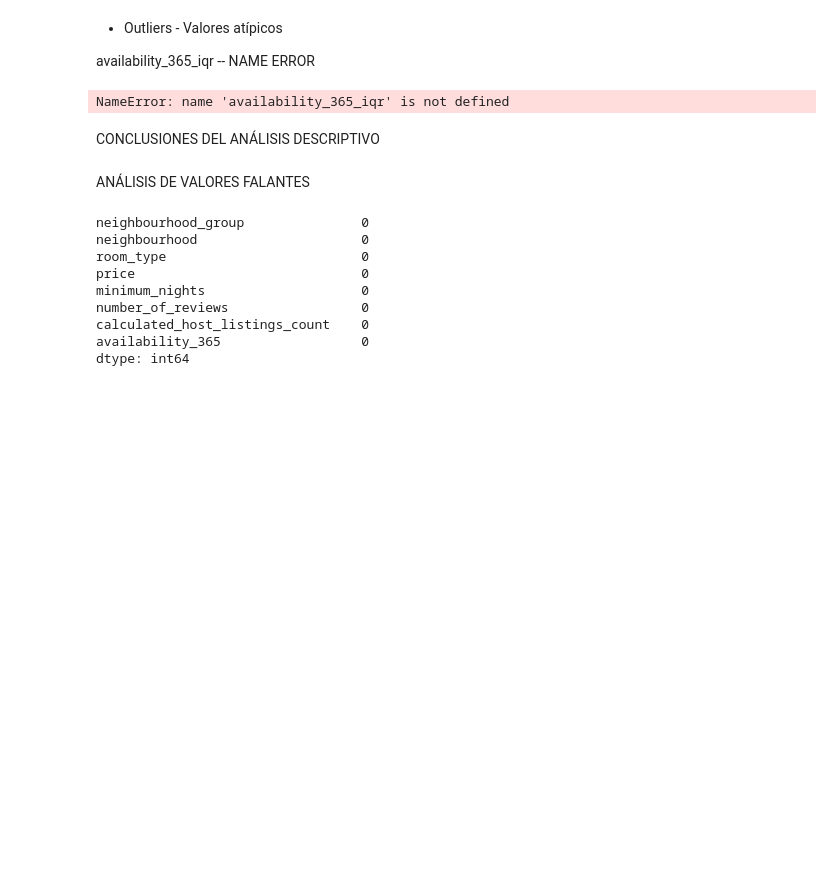
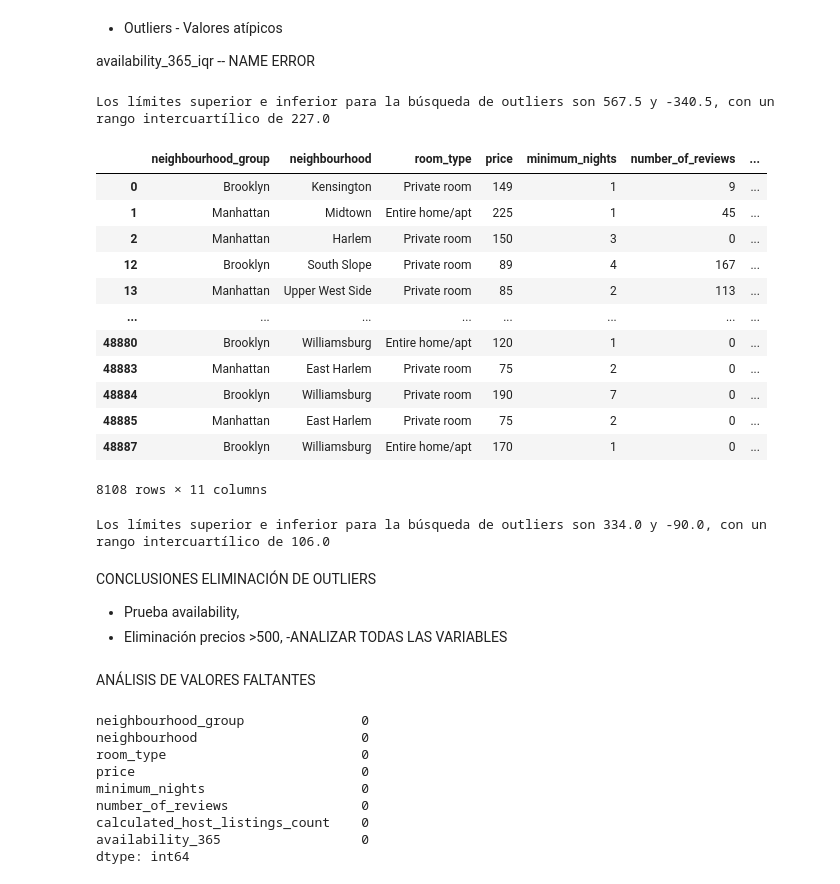
Before and after one commit to 4GeeksAcademy/CristinaChico_EDA, a Jupyter notebook: src/explore.ipynb, the cells around one changed output. Cells and saved outputs as stored; diff of their text form; code cells hidden in the pictures; blank space fills up the shorter version.

Commit message:
falta sacar conclusiones y limpiar proyecto

```diff
--- a/src/explore.ipynb
+++ b/src/explore.ipynb
@@ -309,13 +302,32 @@ Name: availability_365, dtype: float64
 availability_365_iqr -- NAME ERROR
 # %%
 are_iqr = availability_stats["75%"] - availability_stats["25%"]
-upper_limit = availability_stats["75%"] + 1.5 * availability_365_iqr
-lower_limit = availability_stats["25%"] - 1.5 * availability_365_iqr
-
-print(f"Los límites superior e inferior para la búsqueda de outliers son {round(upper_limit, 2)} y {round(lower_limit, 2)}, con un rango intercuartílico de {round(fare_iqr, 2)}")
+upper_limit = availability_stats["75%"] + 1.5 * are_iqr
+lower_limit = availability_stats["25%"] - 1.5 * are_iqr
+print(f"Los límites superior e inferior para la búsqueda de outliers son {round(upper_limit, 2)} y {round(lower_limit, 2)}, con un rango intercuartílico de {round(are_iqr, 2)}")
 
 total_data[total_data["availability_365"] > 300]
 # %% [output]
-NameError: name 'availability_365_iqr' is not defined
+Los límites superior e inferior para la búsqueda de outliers son 567.5 y -340.5, con un rango intercuartílico de 227.0
+|  | neighbourhood_group | neighbourhood | room_type | price | minimum_nights | number_of_reviews | ... |
+| 0 | Brooklyn | Kensington | Private room | 149 | 1 | 9 | ... |
+| 1 | Manhattan | Midtown | Entire home/apt | 225 | 1 | 45 | ... |
+| 2 | Manhattan | Harlem | Private room | 150 | 3 | 0 | ... |
+| 12 | Brooklyn | South Slope | Private room | 89 | 4 | 167 | ... |
+| 13 | Manhattan | Upper West Side | Private room | 85 | 2 | 113 | ... |
+| ... | ... | ... | ... | ... | ... | ... | ... |
+| 48880 | Brooklyn | Williamsburg | Entire home/apt | 120 | 1 | 0 | ... |
+| 48883 | Manhattan | East Harlem | Private room | 75 | 2 | 0 | ... |
+| 48884 | Brooklyn | Williamsburg | Private room | 190 | 7 | 0 | ... |
+| 48885 | Manhattan | East Harlem | Private room | 75 | 2 | 0 | ... |
+| 48887 | Brooklyn | Williamsburg | Entire home/apt | 170 | 1 | 0 | ... |
+8108 rows × 11 columns
-# %% [markdown]
-CONCLUSIONES DEL ANÁLISIS DESCRIPTIVO
+# %%
+price_stats = total_data["price"].describe()
+
+price_iqr = price_stats["75%"] - price_stats["25%"]
+upper_limit = price_stats["75%"] + 1.5 * price_iqr
+lower_limit = price_stats["25%"] - 1.5 * price_iqr
+print(f"Los límites superior e inferior para la búsqueda de outliers son {round(upper_limit, 2)} y {round(lower_limit, 2)}, con un rango intercuartílico de {round(price_iqr, 2)}")
+# %% [output]
+Los límites superior e inferior para la búsqueda de outliers son 334.0 y -90.0, con un rango intercuartílico de 106.0
@@ -322,5 +336,10 @@ CONCLUSIONES DEL ANÁLISIS DESCRIPTIVO
+# %% [markdown]
+CONCLUSIONES ELIMINACIÓN DE OUTLIERS
+- Prueba availability,
+- Eliminación precios >500,
+-ANALIZAR TODAS LAS VARIABLES
 # %% [markdown]
-ANÁLISIS DE VALORES FALANTES
+ANÁLISIS DE VALORES FALTANTES
 # %%
 total_data.isnull().sum().sort_values(ascending=False)
 # %% [output]
```
Also changed, not shown: parts of 11 cells of this notebook.
